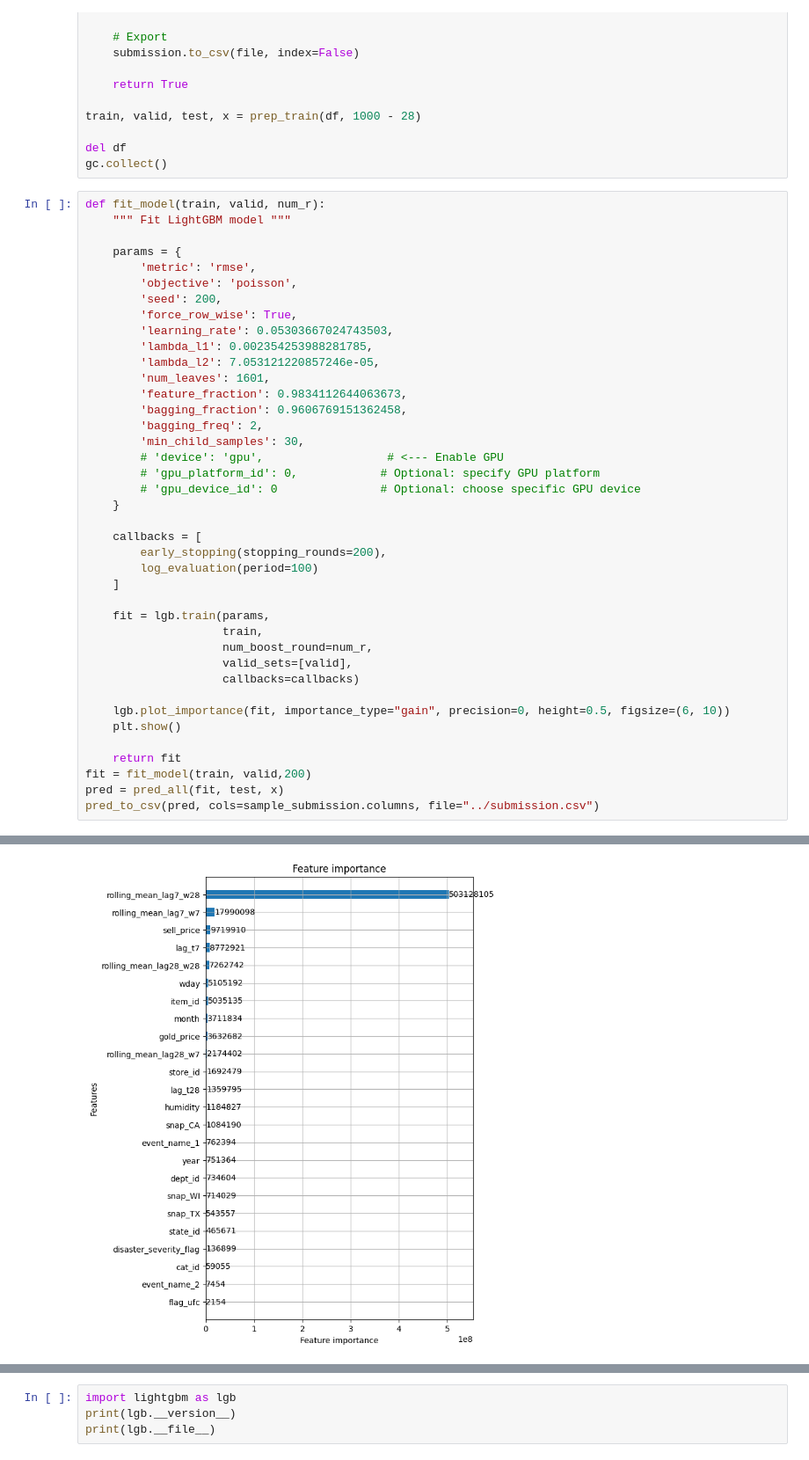
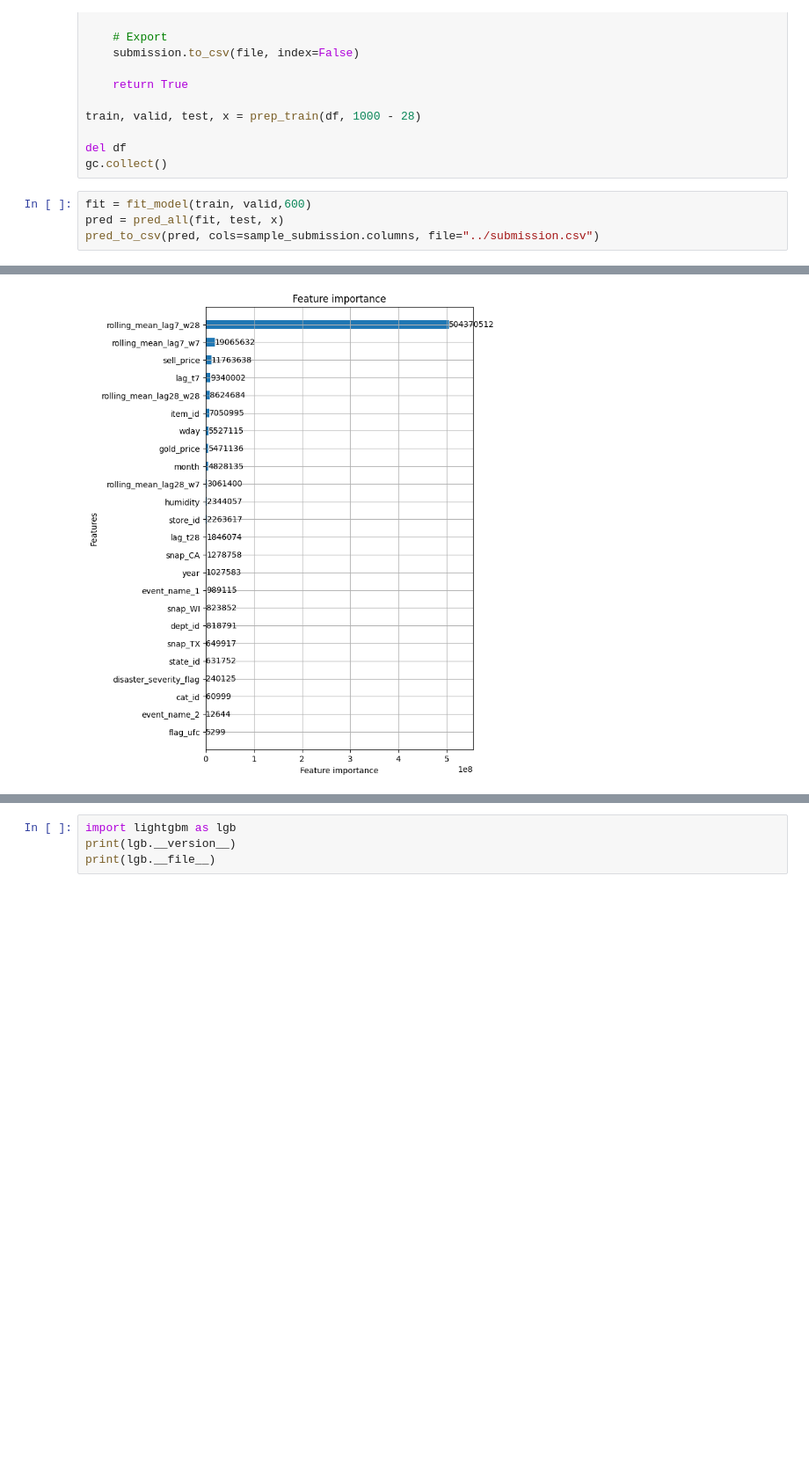
Before and after one commit to nguyenvanminh281005/CS116_Project, a Jupyter notebook: File_Ipynb/bt2.ipynb, the cells around one changed output, grey strips where cells are left out. Shown at 88% size. Saved outputs shown, nothing was run; the diff lists cells and outputs as text; blank space fills up the shorter version.

```diff
--- a/File_Ipynb/bt2.ipynb
+++ b/File_Ipynb/bt2.ipynb
@@ -914,43 +914,7 @@ train, valid, test, x = prep_train(df, 1000 - 28)
 del df
 gc.collect()
 # %%
-def fit_model(train, valid, num_r):
-    """ Fit LightGBM model """
-
-    params = {
-        'metric': 'rmse',
-        'objective': 'poisson',
-        'seed': 200,
-        'force_row_wise': True,
-        'learning_rate': 0.05303667024743503,
-        'lambda_l1': 0.002354253988281785,
-        'lambda_l2': 7.053121220857246e-05,
-        'num_leaves': 1601,
-        'feature_fraction': 0.9834112644063673,
-        'bagging_fraction': 0.9606769151362458,
-        'bagging_freq': 2,
-        'min_child_samples': 30,
-        # 'device': 'gpu',                  # <--- Enable GPU
-        # 'gpu_platform_id': 0,            # Optional: specify GPU platform
-        # 'gpu_device_id': 0               # Optional: choose specific GPU device
-    }
-
-    callbacks = [
-        early_stopping(stopping_rounds=200),
-        log_evaluation(period=100)
-    ]
-
-    fit = lgb.train(params,
-                    train,
-                    num_boost_round=num_r,
-                    valid_sets=[valid],
-                    callbacks=callbacks)
-
-    lgb.plot_importance(fit, importance_type="gain", precision=0, height=0.5, figsize=(6, 10))
-    plt.show()
-
-    return fit
-fit = fit_model(train, valid,200)
+fit = fit_model(train, valid,600)
 pred = pred_all(fit, test, x)
 pred_to_csv(pred, cols=sample_submission.columns, file="../submission.csv")
 # %% [output]
@@ -965,4 +933,4 @@ Did not meet early stopping. Best iteration is:
-[figure, old version]
+[figure, new version]
 True
 # %%
 import lightgbm as lgb
```
Also changed, not shown: parts of 1 cell of this notebook, 11 other files.
